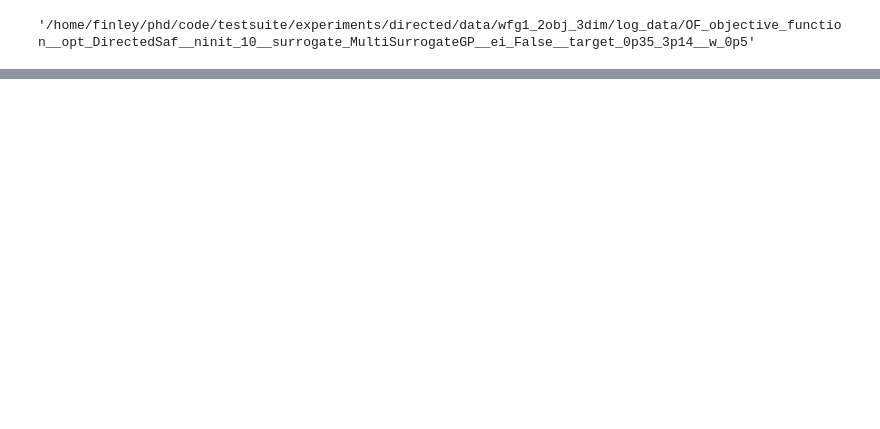
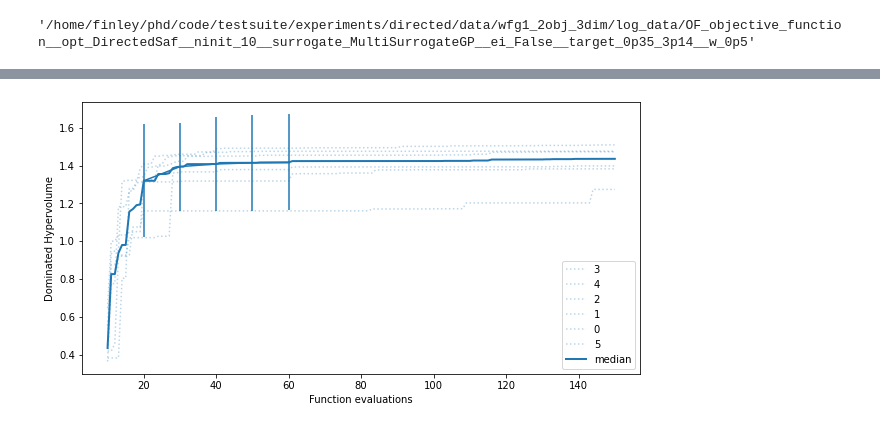
Before and after one commit to FinleyGibson/SAF_EMO, a Jupyter notebook: experiments/directed/template/Untitled.ipynb, the cells around one changed output, grey strips where cells are left out. Saved outputs shown, nothing was run; the diff lists cells and outputs as text; code cells hidden in the pictures; blank space fills up the shorter version.

```diff
--- a/experiments/directed/template/Untitled.ipynb
+++ b/experiments/directed/template/Untitled.ipynb
@@ -19,0 +33,9 @@ AttributeError: 'str' object has no attribute '__dict__'
+# %%
+intervals = [20, 30, 40, 50, 60]
+median, iqr = results.get_intervals(measure="hpv", intervals=intervals)
+# %%
+ax = fig.gca()
+ax.errorbar(intervals, median, iqr[0]-median, iqr[1]-median, c="C0")
+fig
+# %% [output]
+[figure, added]
```
Also changed, not shown: parts of 4 cells of this notebook, 8 other files.
